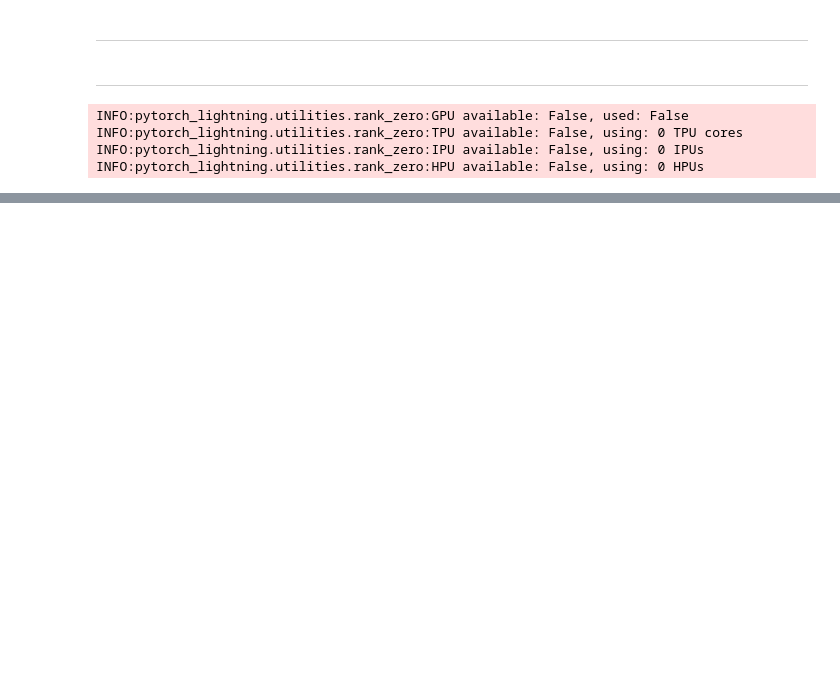
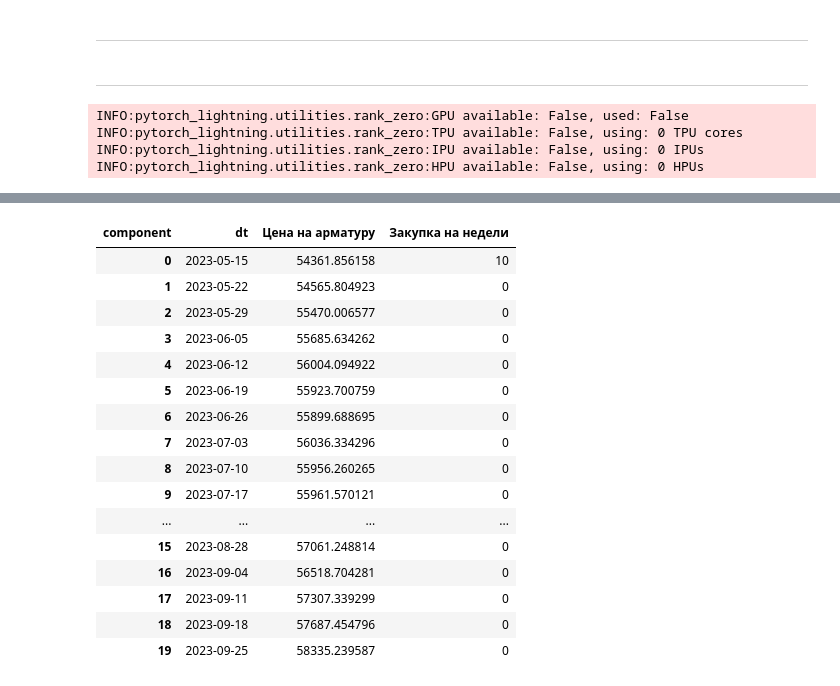
Before and after one commit to asdafafs/hacks-ai-2023, a Jupyter notebook: main.ipynb, the cells around one changed output, grey strips where cells are left out. Drawn from its saved outputs; the diff is of its cells as text; code cells hidden in the pictures; blank space fills up the shorter version.

```diff
--- a/main.ipynb
+++ b/main.ipynb
@@ -143,3 +155,23 @@ See the caveats in the documentation: https://pandas.pydata.org/pandas-docs/stab
 | 17 | 2023-09-11 | 57307.339299 | 56279.372334 | 56576.218275 | 55982.526394 | 0 |
 | 18 | 2023-09-18 | 57687.454796 | 56452.491787 | 56815.764787 | 56089.218788 | 0 |
 | 19 | 2023-09-25 | 58335.239587 | 56689.858734 | 57146.024101 | 56233.693367 | 0 |
+# %%
+itog[['dt', 'Цена на арматуру', 'Закупка на недели']]
+# %% [output]
+| component | dt | Цена на арматуру | Закупка на недели |
+| 0 | 2023-05-15 | 54361.856158 | 10 |
+| 1 | 2023-05-22 | 54565.804923 | 0 |
+| 2 | 2023-05-29 | 55470.006577 | 0 |
+| 3 | 2023-06-05 | 55685.634262 | 0 |
+| 4 | 2023-06-12 | 56004.094922 | 0 |
+| 5 | 2023-06-19 | 55923.700759 | 0 |
+| 6 | 2023-06-26 | 55899.688695 | 0 |
+| 7 | 2023-07-03 | 56036.334296 | 0 |
+| 8 | 2023-07-10 | 55956.260265 | 0 |
+| 9 | 2023-07-17 | 55961.570121 | 0 |
+| ... | ... | ... | ... |
+| 15 | 2023-08-28 | 57061.248814 | 0 |
+| 16 | 2023-09-04 | 56518.704281 | 0 |
+| 17 | 2023-09-11 | 57307.339299 | 0 |
+| 18 | 2023-09-18 | 57687.454796 | 0 |
+| 19 | 2023-09-25 | 58335.239587 | 0 |
```
Also changed, not shown: parts of 4 cells of this notebook, 1 other file.
